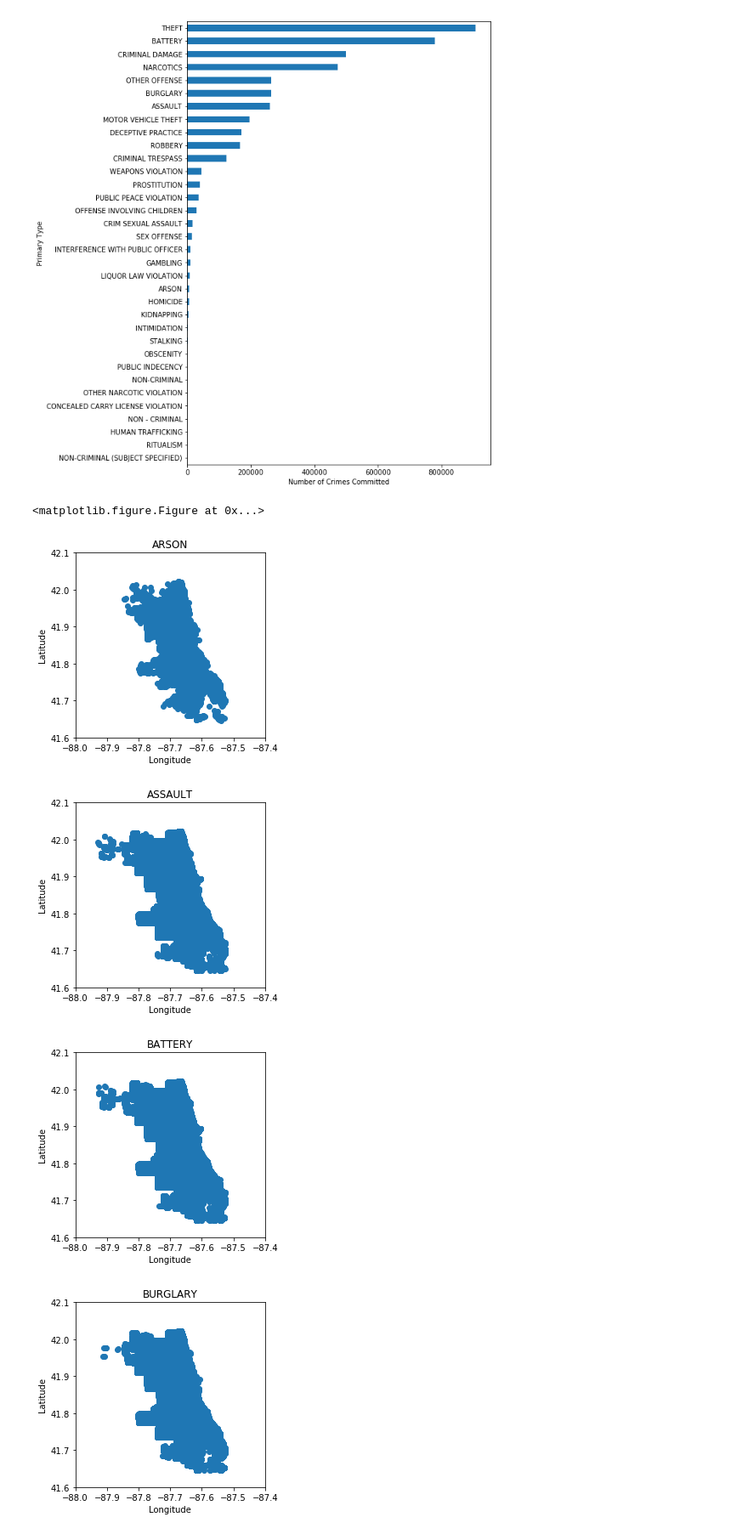
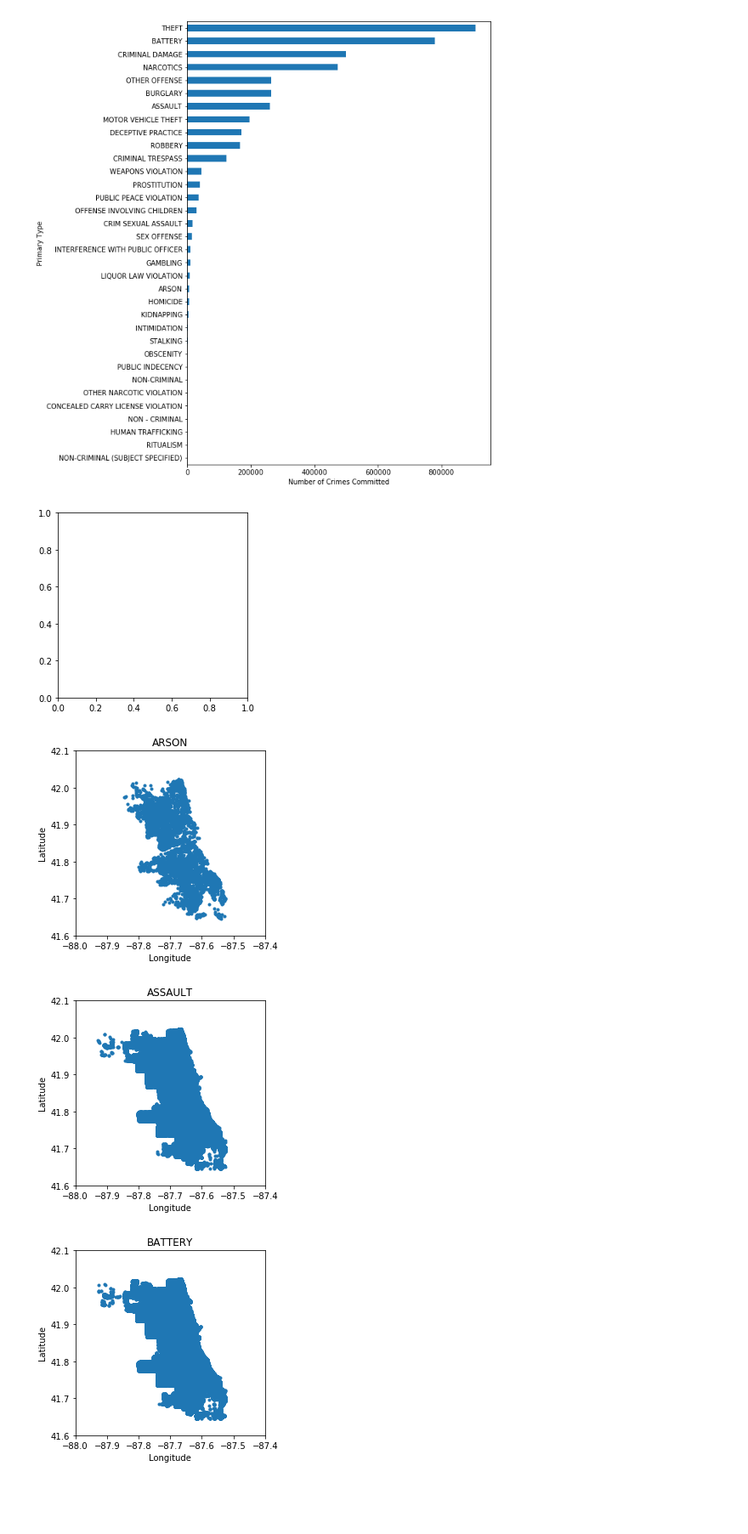
Before and after one commit to ajitkoduri/Chicago-Crime-Analysis, a Jupyter notebook: Chicago Crime Data.ipynb, the cells around one changed output. Shown: that part at 85% size. Drawn from its saved outputs; the diff is of its cells as text; code cells hidden in the pictures; blank space fills up the shorter version.

```diff
--- a/Chicago Crime Data.ipynb
+++ b/Chicago Crime Data.ipynb
@@ -91,16 +91,15 @@ Keys = list(Groups.keys())
 # %%
 for key in Keys:
     plt.figure(figsize = (4,4))
-    plt.plot(Groups[key].Longitude, Groups[key].Latitude,'o')
+    plt.scatter(Groups[key].Longitude, Groups[key].Latitude, marker = '.')
     plt.ylim(41.6,42.1)
     plt.xlim(-88,-87.4)
     plt.title(key)
     plt.ylabel('Latitude')
     plt.xlabel('Longitude')
     plt.show()
 # %% [output]
-<matplotlib.figure.Figure at 0x...>
-[figure, old version]
+[figure, new version]
-[figure, old version]
+[figure, new version]
-[figure, old version]
+[figure, new version]
-[figure, old version]
+[figure, new version]
```
Also changed, not shown: parts of 1 cell of this notebook.
